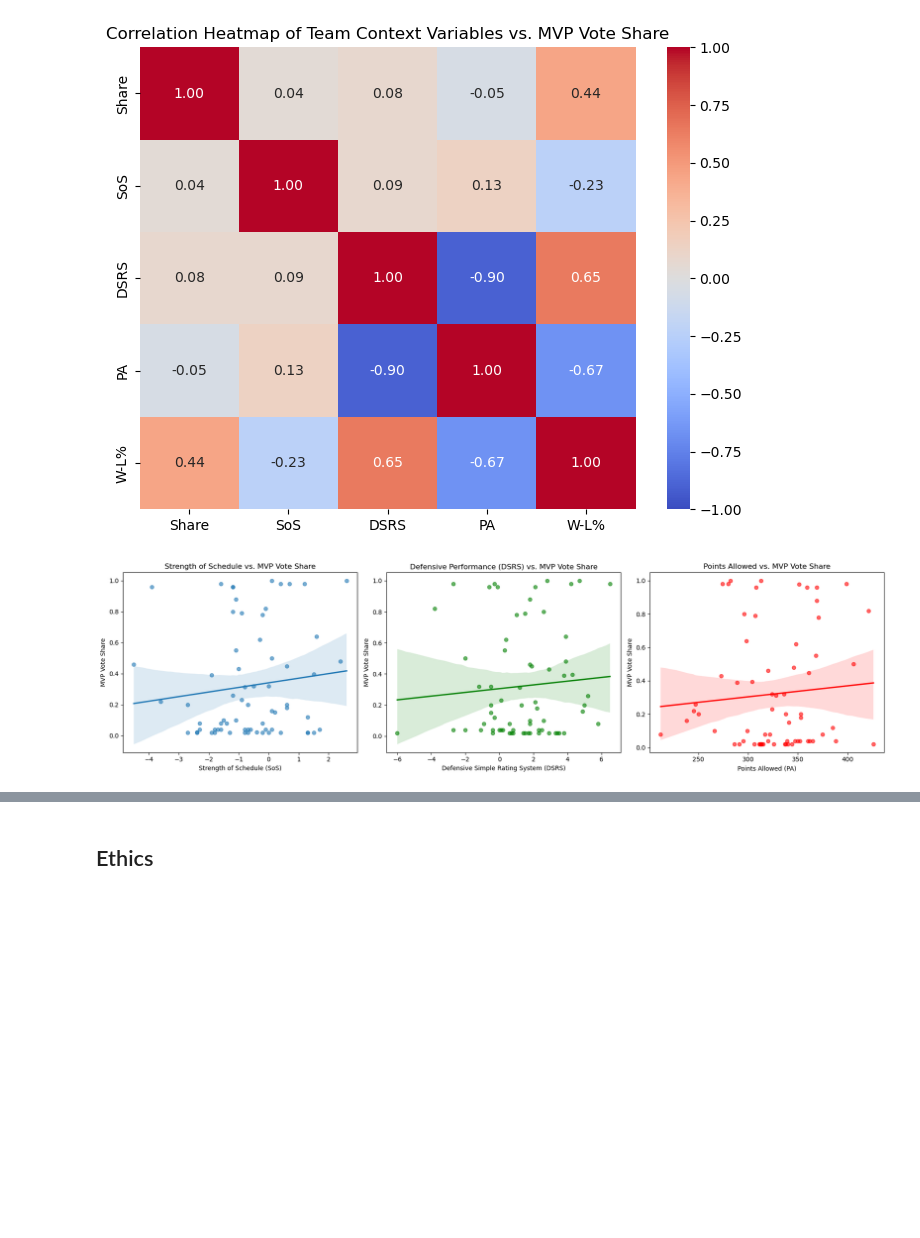
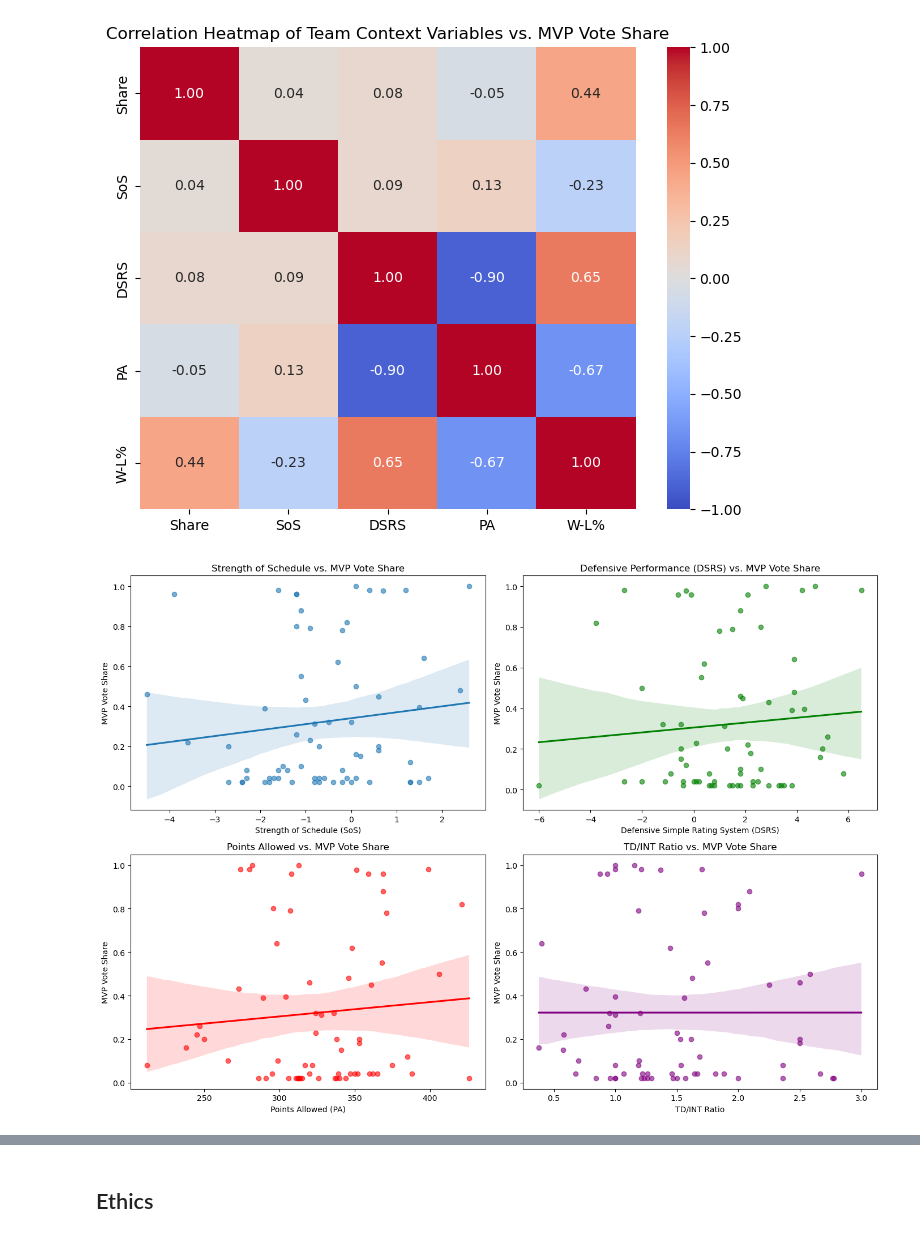
Before and after one commit to COGS108/Group105_WI26, a Jupyter notebook: 02-EDACheckpoint.ipynb, the cells around one changed output, grey strips where cells are left out. Cells and saved outputs as stored; diff of their text form; code cells hidden in the pictures; blank space fills up the shorter version.

Commit message:
add EDA for TD/Int ratio and explanations

```diff
--- a/02-EDACheckpoint.ipynb
+++ b/02-EDACheckpoint.ipynb
@@ -548,29 +549,41 @@ plt.show()
 [figure]
 # %%
 ###Filter out for Qbs who received votes towards MVP selection, anything greater than 0 will count and exclude Qbs who did not receive votes
+merged_df['TD/Int'] = np.where(merged_df['Int'] != 0, merged_df['TD'] / merged_df['Int'], 0)
+
 mvp_candidates = merged_df[merged_df['Share'] > 0].copy()
 
-fig, axes = plt.subplots(1, 3, figsize=(18, 5))
+fig, axes = plt.subplots(2, 2, figsize=(14, 10))
 
-###Strength of Schedule vs Vote Share Scatter test
-sns.regplot(data=mvp_candidates, x='SoS', y='Share', ax=axes[0], scatter_kws={'alpha':0.6})
-axes[0].set_title('Strength of Schedule vs. MVP Vote Share')
-axes[0].set_xlabel('Strength of Schedule (SoS)')
-axes[0].set_ylabel('MVP Vote Share')
+### Strength of Schedule vs Vote Share
+sns.regplot(data=mvp_candidates, x='SoS', y='Share',
+            ax=axes[0,0], scatter_kws={'alpha':0.6})
+axes[0,0].set_title('Strength of Schedule vs. MVP Vote Share')
+axes[0,0].set_xlabel('Strength of Schedule (SoS)')
+axes[0,0].set_ylabel('MVP Vote Share')
 
-###Defensive Simple Rating System vs Vote Share Scatter test
-sns.regplot(data=mvp_candidates, x='DSRS', y='Share', ax=axes[1], scatter_kws={'alpha':0.6}, color='green')
-axes[1].set_title('Defensive Performance (DSRS) vs. MVP Vote Share')
-axes[1].set_xlabel('Defensive Simple Rating System (DSRS)')
-axes[1].set_ylabel('MVP Vote Share')
+### Defensive SRS vs Vote Share
+sns.regplot(data=mvp_candidates, x='DSRS', y='Share',
+            ax=axes[0,1], scatter_kws={'alpha':0.6}, color='green')
+axes[0,1].set_title('Defensive Performance (DSRS) vs. MVP Vote Share')
+axes[0,1].set_xlabel('Defensive Simple Rating System (DSRS)')
+axes[0,1].set_ylabel('MVP Vote Share')
 
-###Points Allowed vs Vote Share Scatter test
-sns.regplot(data=mvp_candidates, x='PA', y='Share', ax=axes[2], scatter_kws={'alpha':0.6}, color='red')
-axes[2].set_title('Points Allowed vs. MVP Vote Share')
-axes[2].set_xlabel('Points Allowed (PA)')
-axes[2].set_ylabel('MVP Vote Share')
+### Points Allowed vs Vote Share
+sns.regplot(data=mvp_candidates, x='PA', y='Share',
+            ax=axes[1,0], scatter_kws={'alpha':0.6}, color='red')
+axes[1,0].set_title('Points Allowed vs. MVP Vote Share')
+axes[1,0].set_xlabel('Points Allowed (PA)')
+axes[1,0].set_ylabel('MVP Vote Share')
+
+### TD/INT Ratio vs Vote Share
+sns.regplot(data=mvp_candidates, x='TD/Int', y='Share',
+            ax=axes[1,1], scatter_kws={'alpha':0.6}, color='purple')
+axes[1,1].set_title('TD/INT Ratio vs. MVP Vote Share')
+axes[1,1].set_xlabel('TD/INT Ratio')
+axes[1,1].set_ylabel('MVP Vote Share')
 
 plt.tight_layout()
 plt.show()
 # %% [output]
-[figure, old version]
+[figure, new version]
```
Also changed, not shown: parts of 6 cells of this notebook.
